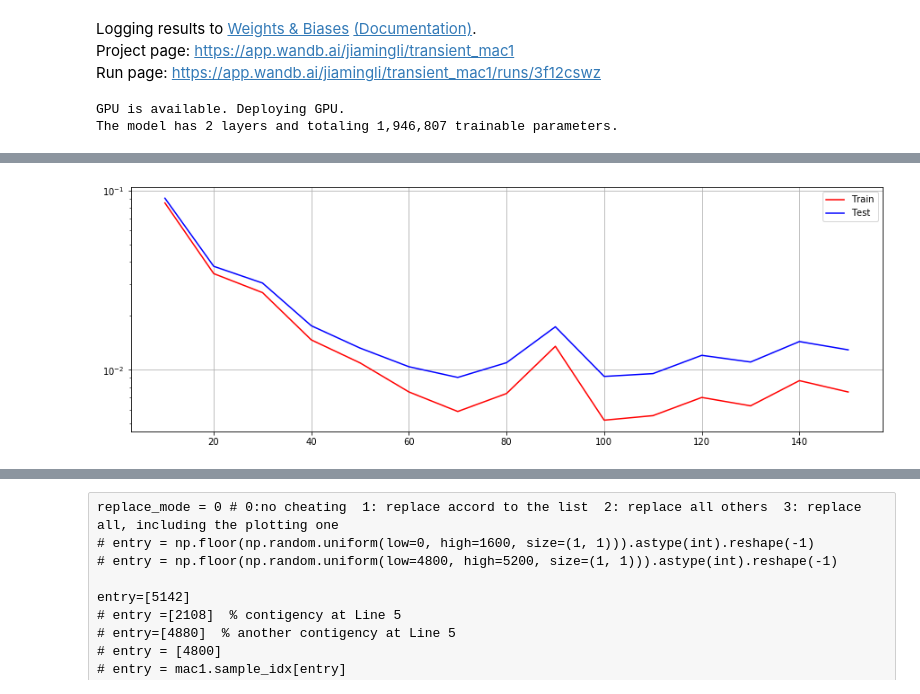
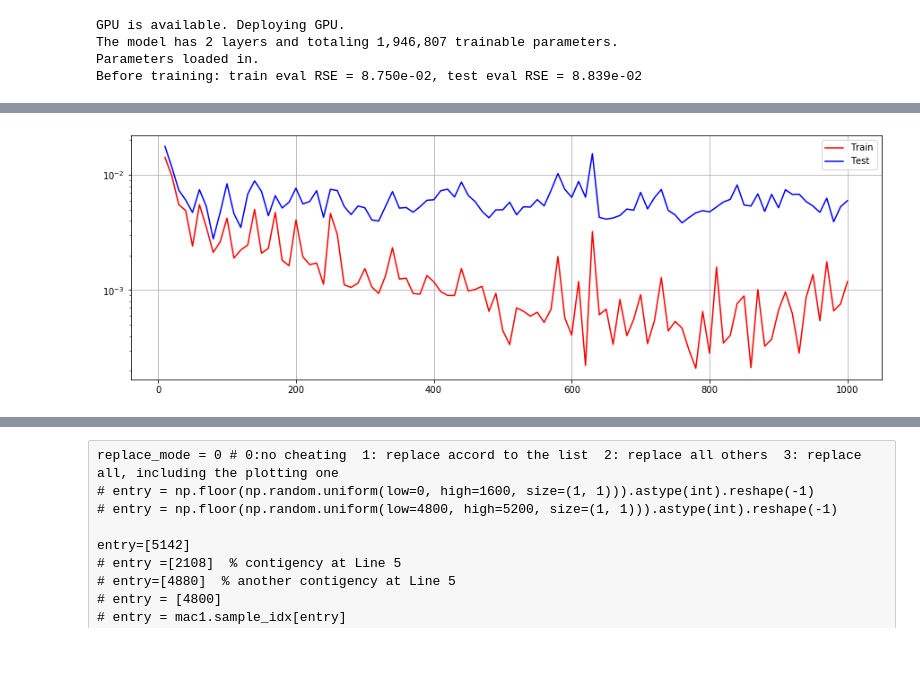
Before and after one commit to nhlijiaming/transient_mac1, a Jupyter notebook: mac1_tuning.ipynb, the cells around one changed output, grey strips where cells are left out. Saved outputs shown, nothing was run; the diff lists cells and outputs as text; code cells hidden in the pictures; blank space fills up the shorter version.

```diff
--- a/mac1_tuning.ipynb
+++ b/mac1_tuning.ipynb
@@ -1,26 +1,22 @@
 # %%
-# import os
+import os
 # os.environ["CUDA_VISIBLE_DEVICES"] = "-1"
+# os.environ['WANDB_MODE'] = 'dryrun'
 
 import matplotlib.pyplot as plt
 import numpy as np
 import time
-import torch
 
-use_wandb = True
+use_wandb = False
 if use_wandb:
-    import wandb, os
+    import wandb
     os.environ['WANDB_NOTEBOOK_NAME'] = 'RNN_polar.ipynb'
     wandb.init(project="transient_mac1", notes="")
-    wandb.run.name = 'intp10_2_400_random_start'
+    wandb.run.name = 'post-clearance_400_64'
-# %% [output]
-Logging results to Weights & Biases (Documentation).
-Project page: https://app.wandb.ai/jiamingli/transient_mac1
-Run page: https://app.wandb.ai/jiamingli/transient_mac1/runs/3f12cswz
 # %%
 from mac1 import Machine1
 
-mac1 = Machine1(n_layers=2, hidden_dim=1600, n_training_sample=400, data_len=700, batchsize=200, data_interpolation_rate=5)
+mac1 = Machine1(n_layers=2, hidden_dim=400, n_training_sample=1600, data_len=800, batchsize=200)
 
 def count_parameters(model):
     return sum(p.numel() for p in model.parameters() if p.requires_grad)
@@ -28,7 +24,10 @@ print(f'The model has {mac1.model.n_layers} layers and totaling {count_parameter
 
 # load_file = '6_22_2020.pt'
 # load_file = 'saved_models/txfxwfte/400.pt'
-# load_file = 'wandb/run-20200610_141648-sm4rtc9t/model.pt'
+# load_file = 'wandb/run-20200722_094525-12eno9o6/checkpoint/500.pt'
+# load_file = 'wandb/run-20200722_152641-2i3c25qf/model.pt'
+load_file = '../replicate/wandb/run-20200624_141656-fci70hpj/model.pt'
+
 if 'load_file' in locals():
     mac1.load_pretrained(load_file)
 
@@ -52,11 +51,15 @@ if use_wandb:
 # %% [output]
 GPU is available. Deploying GPU.
 The model has 2 layers and totaling 1,946,807 trainable parameters.
+Parameters loaded in.
+Before training: train eval RSE = 8.750e-02, test eval RSE = 8.839e-02
 # %%
 #### %matplotlib inline
+import torch
+
 start_time = time.time()
 trained_epochs = mac1.trained_epochs
-train_for_epochs = 2000
+train_for_epochs = 000
 for i in range(trained_epochs, trained_epochs+train_for_epochs):
     mac1.train_for_one_epoch()
 
@@ -78,9 +81,9 @@ for i in range(trained_epochs, trained_epochs+train_for_epochs):
         print('Epoch {}: train Loss = {:.3e}, test Loss = {:.3e}, eval = {:.3e}'.format(i, loss, loss_test, np.median(rse_test,axis=0).mean()))
 
     if use_wandb and i % 100 == 0:
-        if not os.path.exists('saved_models/{:s}/'.format(wandb.run.id)):
-            os.makedirs('saved_models/{:s}/'.format(wandb.run.id))
-        torch.save({'model_state_dict':mac1.model.state_dict(), 'optimizer_state_dict': mac1.optimizer.state_dict(), 'epoch': i, 'loss_curve':mac1.loss_curve}, 'saved_models/{:s}/{:d}.pt'.format(wandb.run.id, i))
+        if not os.path.exists(os.path.join(wandb.run.dir, 'checkpoint')):
+            os.makedirs(os.path.join(wandb.run.dir, 'checkpoint'))
+        torch.save({'model_state_dict':mac1.model.state_dict(), 'optimizer_state_dict': mac1.optimizer.state_dict(), 'epoch': i, 'loss_curve':mac1.loss_curve}, '{:s}/{:d}.pt'.format(os.path.join(wandb.run.dir, 'checkpoint'), i))
 
 print('Training process took {:.1f} mins.'.format((time.time()-start_time)/60))
 
@@ -149,4 +142,4 @@ Overall: 0.20700749760975676
-[figure, old version]
+[figure, new version]
 # %%
 # torch.save({'model_state_dict':mac1.model.state_dict(), 'optimizer_state_dict': mac1.optimizer.state_dict(), 'epoch': mac1.trained_epochs, 'loss_curve':mac1.loss_curve}, '6_23_2020.pt')
 
```
Also changed, not shown: parts of 4 cells of this notebook, 3 other files.
